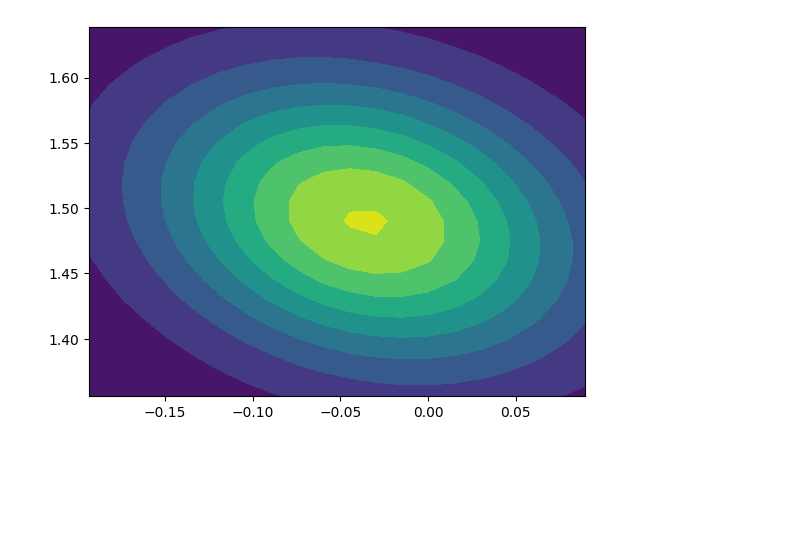
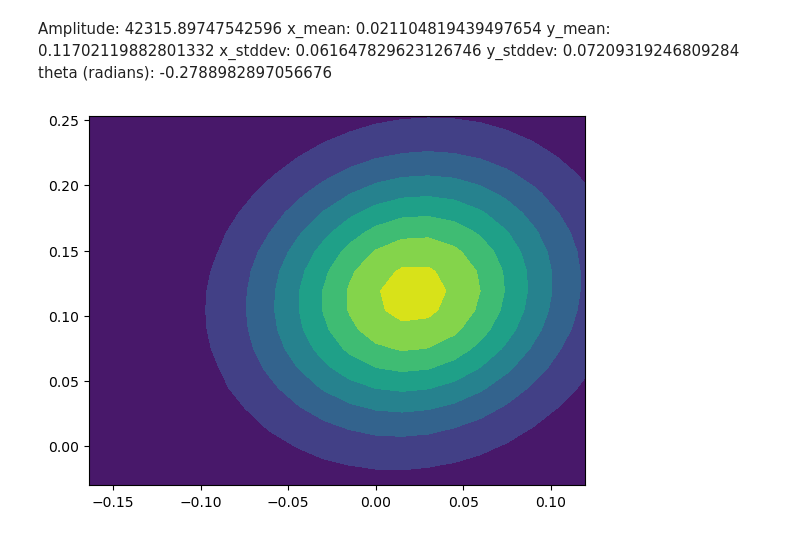
Before and after one commit to laureloneill/psf_source_localization, a Jupyter notebook: 2d_gauss_fit.ipynb, the cells around one changed output. Saved outputs shown, nothing was run; the diff lists cells and outputs as text; code cells hidden in the pictures; blank space fills up the shorter version.

Commit message:
tests
issues with fit so performed shapiro-wilk test and several other things

```diff
--- a/2d_gauss_fit.ipynb
+++ b/2d_gauss_fit.ipynb
@@ -14,8 +15,8 @@ from lmfit.models import GaussianModel
 #data_path = Path("c:/Users/ajo5182/Documents/astro/y2024-12-09/BC001_Al_FF_243K_HORI_35_0/Analysis/imaging_analysis_20241213/image_reconstruction.fits.gz")
 #data_path = Path("Z:\Astro_BlackCAT\BlackCAT_Calibration_Data\LC_Calibration_Data\y2024-12-09\BC001_Al_FF_243K_HORI_10_0\Analysis\imaging_analysis_20241213\image_reconstruction.fits.gz")
 #data_path = Path("Z:\Astro_BlackCAT\BlackCAT_Calibration_Data\LC_Calibration_Data\y2024-12-12\BC057_Ti_FF_233K_HORI_0_0\Analysis\imaging_analysis_20241213\image_reconstruction.fits.gz")
-data_path = Path("Z:\Astro_BlackCAT\BlackCAT_Calibration_Data\LC_Calibration_Data\y2024-12-12\BC057_Ti_FF_233_HORI_0_0\Analysis\imaging_analysis_20241213\image_reconstruction.fits.gz")
-
+#data_path = Path("Z:\Astro_BlackCAT\BlackCAT_Calibration_Data\LC_Calibration_Data\y2024-12-12\BC057_Ti_FF_233_HORI_0_0\Analysis\imaging_analysis_20241213\image_reconstruction.fits.gz")
+data_path = Path("Z:\Astro_BlackCAT\BlackCAT_Calibration_Data\LC_Calibration_Data\y2024-11-18\BC_Ti_EffArr_1_R04\Analysis\imaging_analysis_20241120\image_reconstruction.fits.gz")
 d = fits.open(data_path) # open fits file
 
 data = d[0].data # data contents of the fits file
@@ -81,9 +82,9 @@ def fit_rotated_2d_gaussian(data, x=None, y=None, plot_result=False):
     if plot_result:
         fit_data = fitted_model(x, y)
         fig, axes = plt.subplots(1, 2, figsize=(10, 5))
-        axes[0].imshow(data, origin='lower', cmap='viridis')
+        axes[0].contour(x,y,data, origin='lower', cmap='viridis')
         axes[0].set_title("Original Data")
-        axes[1].imshow(fit_data, origin='lower', cmap='viridis')
+        axes[1].contour(x,y,fit_data, origin='lower', cmap='viridis')
         axes[1].set_title("Fitted Gaussian")
         plt.tight_layout()
         plt.show()
@@ -133,28 +134,36 @@ def fit_rotated_2d_gaussian(data, x=None, y=None, plot_result=False):
 
     # Initial guess for model
     gauss_init = models.Gaussian2D(amplitude=amplitude_init, x_mean=x_mean_init,
-                                   y_mean=y_mean_init, x_stddev= .08, y_stddev=.08, theta=.08)
+                                   y_mean=y_mean_init, x_stddev=guessResult.params['sigma'].value, y_stddev=guessResult.params['sigma'].value, theta =0)
+
+    #gauss_init = models.Lorentz2D(amplitude=amplitude_init, x_0=x_mean_init,
+    #                               y_0=y_mean_init, fwhm = 2.35*guessResult.params['sigma'].value)
+
 
     # Fitting with Levenberg-Marquardt algorithm
-    fitter = fitting.LevMarLSQFitter()
-    fitted_model = fitter(gauss_init, x, y, data)
+    #fitter = fitting.LevMarLSQFitter(calc_uncertainties=False)
+    fitter = fitting.DogBoxLSQFitter()
+
+    fitted_model = fitter(gauss_init, x, y, data,weights=10 *data)
     covariance_matrix = fitter.fit_info['param_cov']
+    param_names = fitted_model.param_names
+    param_errors = np.sqrt(np.diag(covariance_matrix))
+    fit_data = fitted_model(x, y)
+    if plot_result:
 
-    if plot_result:
-        fit_data = fitted_model(x, y)
         fig, axes = plt.subplots(1, 2, figsize=(10, 5))
-        axes[0].imshow(data, origin='lower', cmap='viridis')
+        axes[0].contour(x,y,data, origin='lower', cmap='viridis')
         axes[0].set_title("Original Data")
-        axes[1].imshow(fit_data, origin='lower', cmap='viridis')
+        axes[1].contour(x,y,fit_data, origin='lower', cmap='viridis')
         axes[1].set_title("Fitted Gaussian")
         plt.tight_layout()
         plt.show()
 
-    return fitted_model,covariance_matrix
+    return fitted_model,covariance_matrix,param_errors,fit_data
 
 
 
-fitted,cov = fit_rotated_2d_gaussian(windowed_data, -X, Y, plot_result=True)
+fitted,cov,param_errors, fit_data= fit_rotated_2d_gaussian(windowed_data, -X, Y)
 
 # Print the fitted parameters
 print(f"Amplitude: {fitted.amplitude.value}")
@@ -163,5 +172,5 @@ print(f"y_mean: {fitted.y_mean.value}")
 print(f"x_stddev: {fitted.x_stddev.value}")
 print(f"y_stddev: {fitted.y_stddev.value}")
 print(f"theta (radians): {fitted.theta.value}")
-fitted.param_names
+#print(f"rmse {np.sqrt(np.mean(((windowed_data/np.max(windowed_data)-fit_data/np.max(fit_data))**2)))}")
 # %% [output]
@@ -177,18 +184,24 @@ theta (radians): 0.47201549761591216
+# %% [markdown]
+Amplitude: 42315.89747542596
+x_mean: 0.021104819439497654
+y_mean: 0.11702119882801332
+x_stddev: 0.061647829623126746
+y_stddev: 0.07209319246809284
+theta (radians): -0.2788982897056676
 # %%
 def generate_rotated_gaussian_data(x,y,amp,xmean,ymean,xstd, ystd,theta):
     #y, x = np.mgrid[0:100, 0:100]
     model = models.Gaussian2D(amp,xmean,ymean,xstd, ystd,theta)
     data = model(x, y)
     return data
 
-test = generate_rotated_gaussian_data(X,Y, 16232, -0.035,1.49,0.088,0.069,8.87)
+test = generate_rotated_gaussian_data(X,Y, fitted.amplitude.value, fitted.x_mean.value,fitted.y_mean.value,fitted.x_stddev.value,fitted.y_stddev.value,fitted.theta.value)
 plt.contourf(X,Y,test)
 win_0 = np.where(windowed_data<0,0,windowed_data)
 test = np.where(test<0,0,test)
 dat = [win_0, test]
 
-#stat,p,dof,expected = chi2_contingency(dat)
 
 #print(stat,p,dof,expected)
 # %% [output]
-[figure, old version]
+[figure, new version]
```
Also changed, not shown: parts of 6 cells of this notebook, 14 other files.
